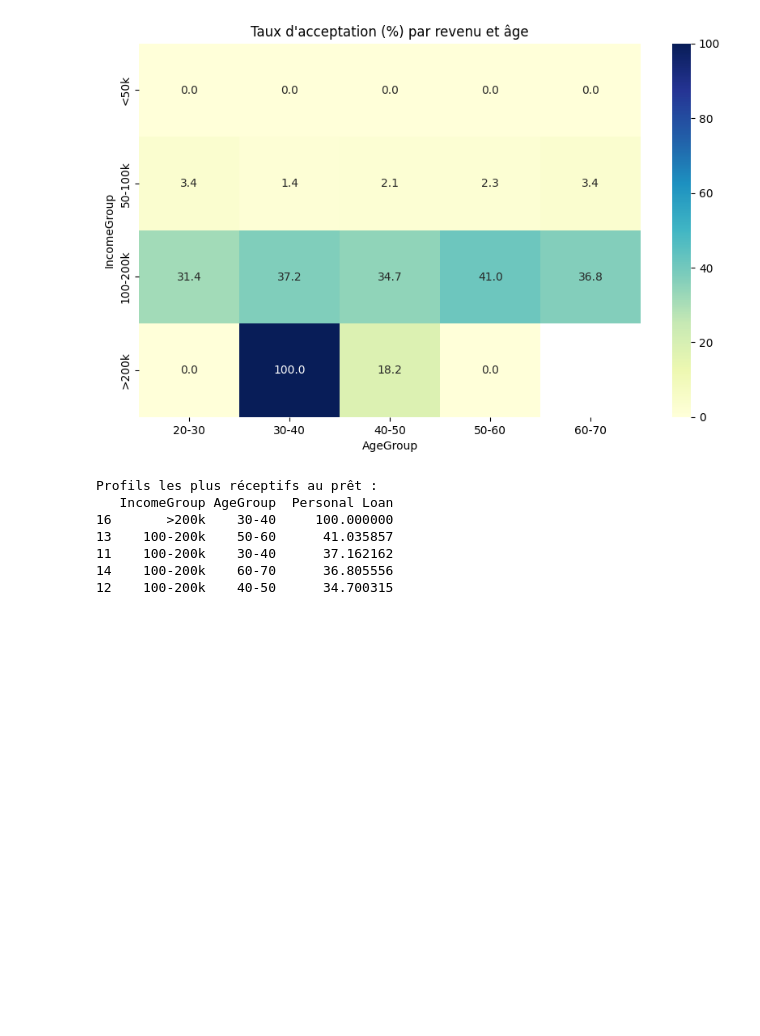
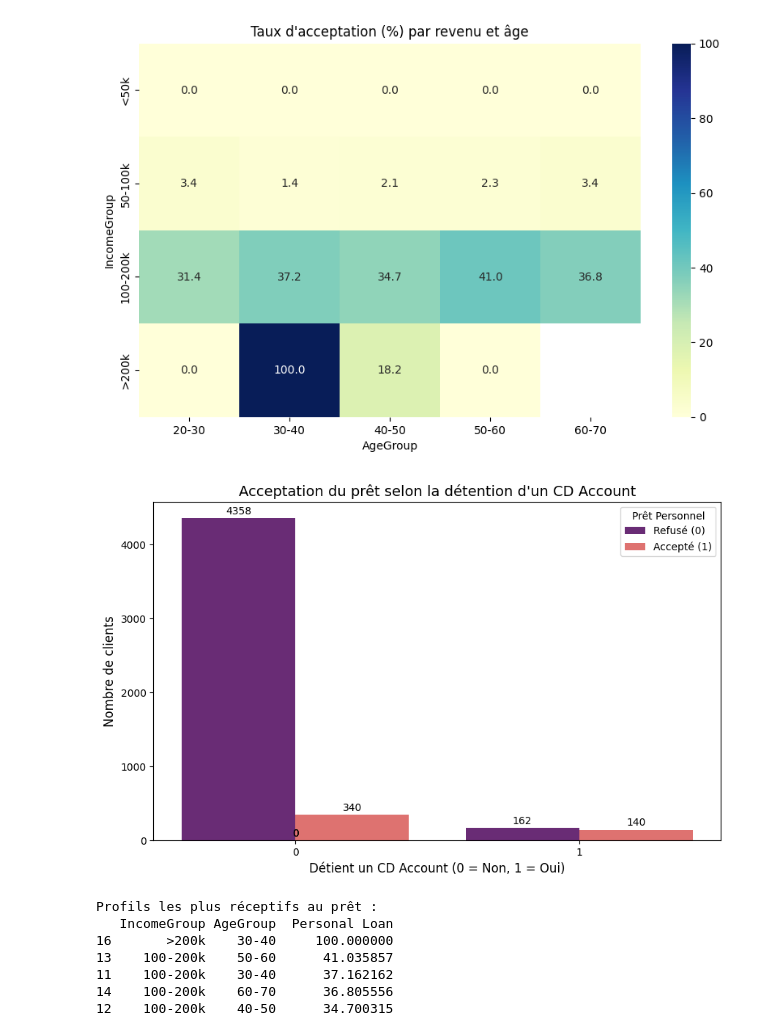
Before and after one commit to mpakaBrice/bank-loan-analysis, a Jupyter notebook: prêt_bancaire_projet.ipynb, the cells around one changed output. Saved outputs shown, nothing was run; the diff lists cells and outputs as text; code cells hidden in the pictures; blank space fills up the shorter version.

```diff
--- a/prêt_bancaire_projet.ipynb
+++ b/prêt_bancaire_projet.ipynb
@@ -546,6 +565,27 @@ plt.title("Taux d'acceptation (%) par revenu et âge")
 plt.show()
 # %% [output]
 [figure]
+# %%
+plt.figure(figsize=(10, 6))
+
+# Création d'un graphique croisé entre CD Account et Personal Loan
+sns.countplot(x='CD Account', hue='Personal Loan', data=df, palette='magma')
+
+# Personnalisation
+plt.title('Acceptation du prêt selon la détention d\'un CD Account', fontsize=14)
+plt.xlabel('Détient un CD Account (0 = Non, 1 = Oui)', fontsize=12)
+plt.ylabel('Nombre de clients', fontsize=12)
+plt.legend(title='Prêt Personnel', labels=['Refusé (0)', 'Accepté (1)'])
+
+# Ajouter les annotations (chiffres)
+ax = plt.gca()
+for p in ax.patches:
+    ax.annotate(f'{int(p.get_height())}', (p.get_x() + p.get_width() / 2., p.get_height()),
+                ha = 'center', va = 'center', xytext = (0, 7), textcoords = 'offset points')
+
+plt.show()
+# %% [output]
+[figure, added]
 # %%
 key_segments = df.groupby(["IncomeGroup","AgeGroup"])["Personal Loan"].mean()*100
 key_segments = key_segments.reset_index().sort_values("Personal Loan", ascending=False)
```
Also changed, not shown: parts of 6 cells of this notebook.
